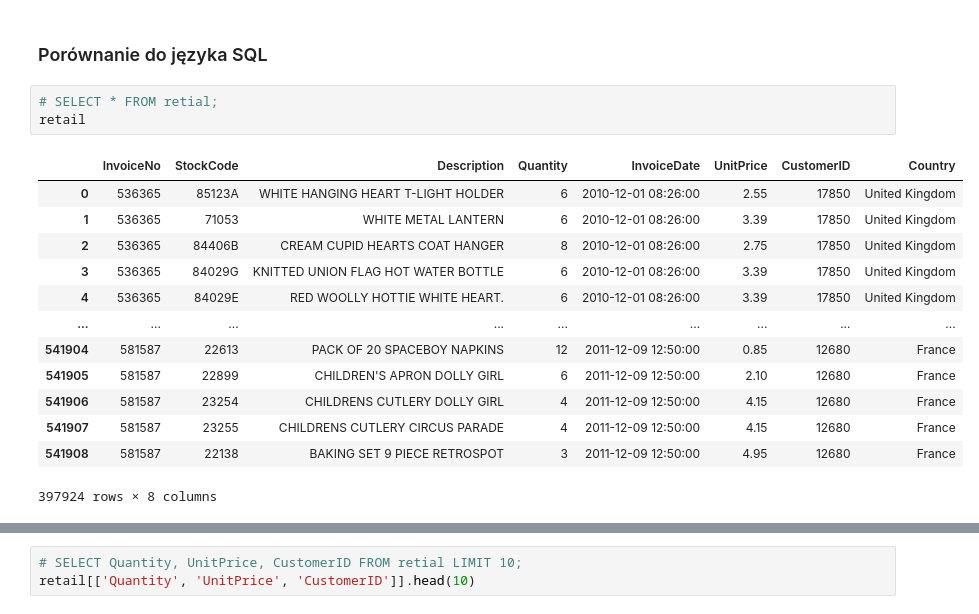
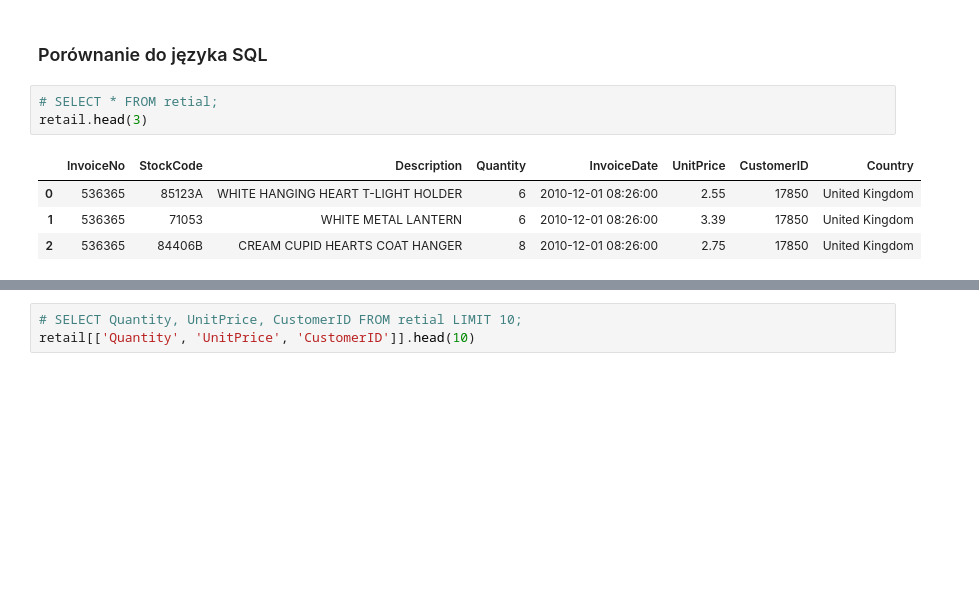
Before and after one commit to kondimidi/data-science-boot, a Jupyter notebook: 02_analiza_danych/06_sql_porownanie.ipynb, the cells around one changed output, grey strips where cells are left out. Saved outputs shown, nothing was run; the diff lists cells and outputs as text; blank space fills up the shorter version.

```diff
--- a/02_analiza_danych/06_sql_porownanie.ipynb
+++ b/02_analiza_danych/06_sql_porownanie.ipynb
@@ -137,20 +143,11 @@ retail.head()
 ### <a name='a3'></a> Porównanie do języka SQL
 # %%
 # SELECT * FROM retial;
-retail
+retail.head(3)
 # %% [output]
 |  | InvoiceNo | StockCode | Description | Quantity | InvoiceDate | UnitPrice | CustomerID | Country |
 | 0 | 536365 | 85123A | WHITE HANGING HEART T-LIGHT HOLDER | 6 | 2010-12-01 08:26:00 | 2.55 | 17850 | United Kingdom |
 | 1 | 536365 | 71053 | WHITE METAL LANTERN | 6 | 2010-12-01 08:26:00 | 3.39 | 17850 | United Kingdom |
 | 2 | 536365 | 84406B | CREAM CUPID HEARTS COAT HANGER | 8 | 2010-12-01 08:26:00 | 2.75 | 17850 | United Kingdom |
-| 3 | 536365 | 84029G | KNITTED UNION FLAG HOT WATER BOTTLE | 6 | 2010-12-01 08:26:00 | 3.39 | 17850 | United Kingdom |
-| 4 | 536365 | 84029E | RED WOOLLY HOTTIE WHITE HEART. | 6 | 2010-12-01 08:26:00 | 3.39 | 17850 | United Kingdom |
-| ... | ... | ... | ... | ... | ... | ... | ... | ... |
-| 541904 | 581587 | 22613 | PACK OF 20 SPACEBOY NAPKINS | 12 | 2011-12-09 12:50:00 | 0.85 | 12680 | France |
-| 541905 | 581587 | 22899 | CHILDREN'S APRON DOLLY GIRL | 6 | 2011-12-09 12:50:00 | 2.10 | 12680 | France |
-| 541906 | 581587 | 23254 | CHILDRENS CUTLERY DOLLY GIRL | 4 | 2011-12-09 12:50:00 | 4.15 | 12680 | France |
-| 541907 | 581587 | 23255 | CHILDRENS CUTLERY CIRCUS PARADE | 4 | 2011-12-09 12:50:00 | 4.15 | 12680 | France |
-| 541908 | 581587 | 22138 | BAKING SET 9 PIECE RETROSPOT | 3 | 2011-12-09 12:50:00 | 4.95 | 12680 | France |
-397924 rows × 8 columns
 # %%
 # SELECT Quantity, UnitPrice, CustomerID FROM retial;
```
Also changed, not shown: parts of 18 cells of this notebook.
